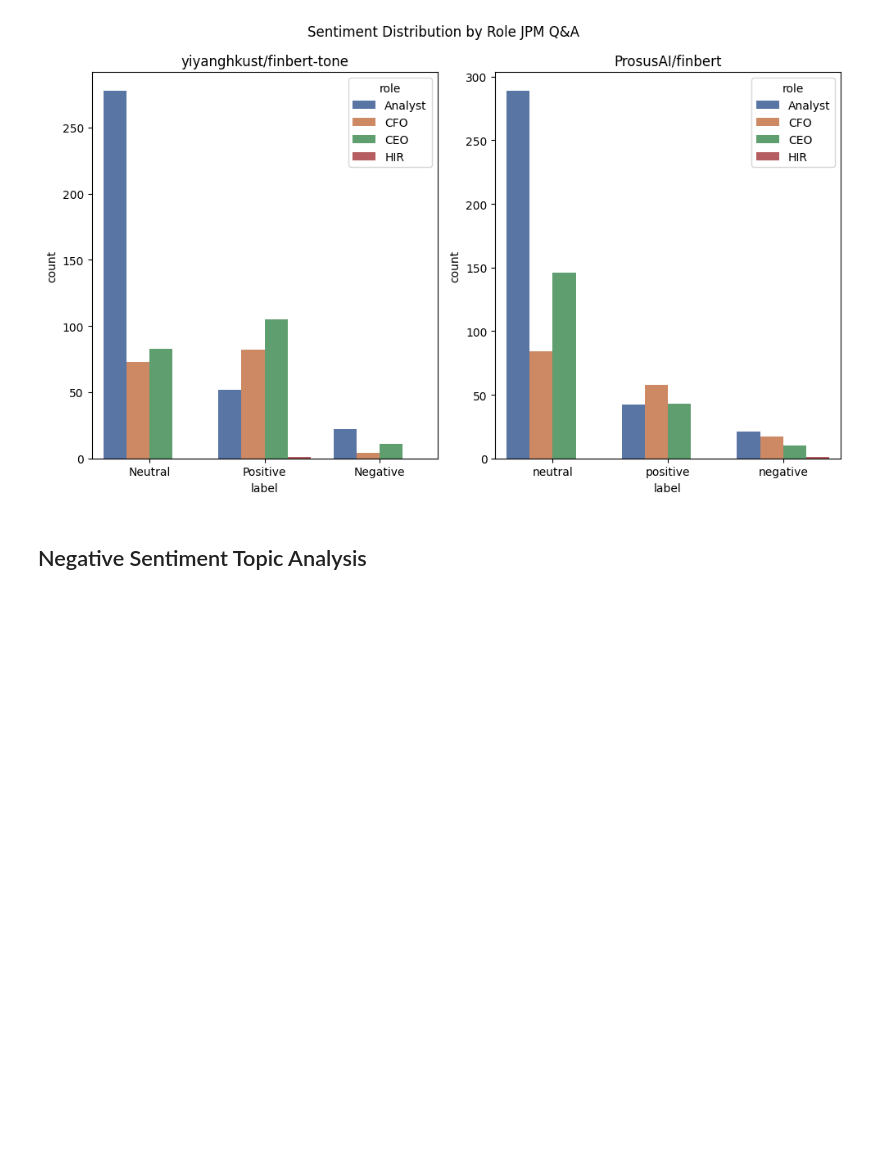
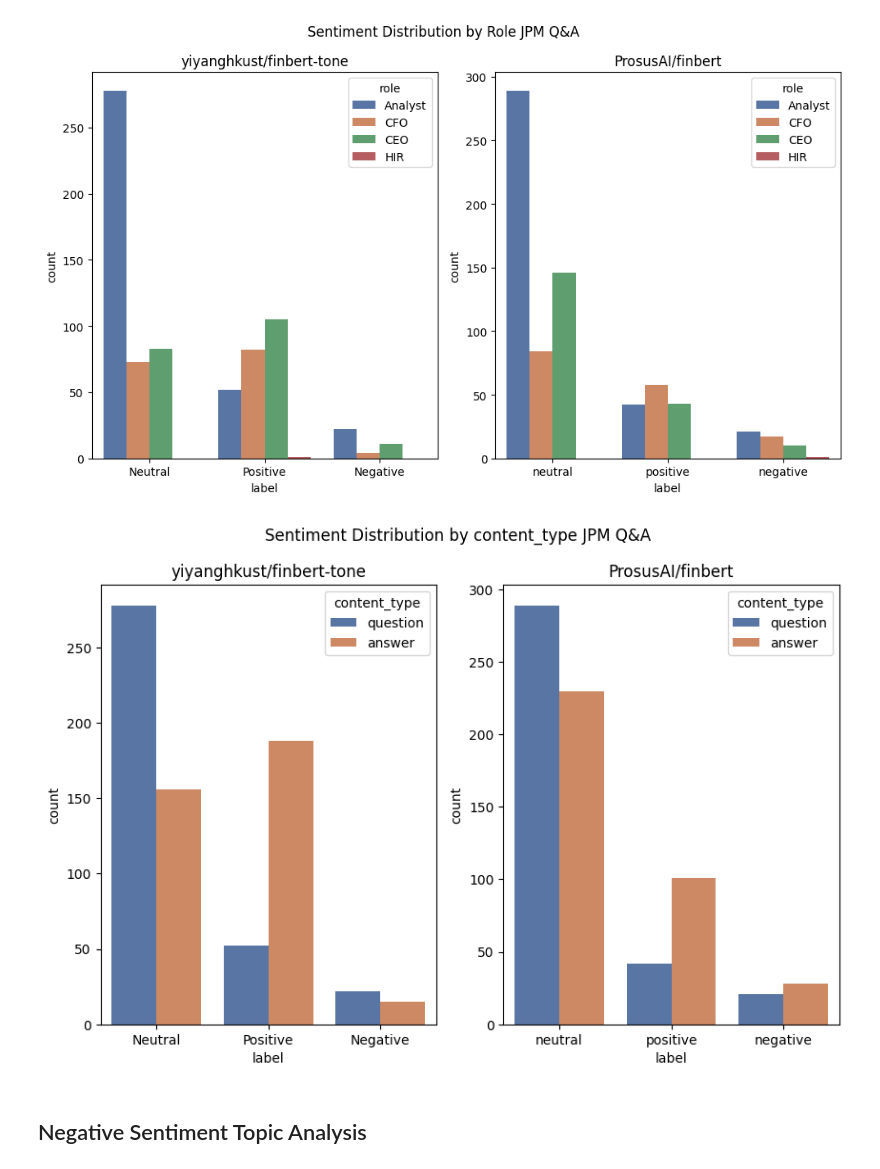
Before and after one commit to EErlando/Quarterly-Bytes, a Jupyter notebook: notebooks/2_exploratory_data_analysis/JKW_Sentiment_Analysis.ipynb, the cells around one changed output. Drawn from its saved outputs; the diff is of its cells as text; code cells hidden in the pictures; blank space fills up the shorter version.

```diff
--- a/notebooks/2_exploratory_data_analysis/JKW_Sentiment_Analysis.ipynb
+++ b/notebooks/2_exploratory_data_analysis/JKW_Sentiment_Analysis.ipynb
@@ -1379,6 +1379,16 @@ plt.tight_layout()
 plt.show()
 # %% [output]
 [figure]
+# %%
+fig, ax = plt.subplots(1,2,figsize=(10, 6))
+sns.countplot(df_scored_qa_gs_kust, x="label", hue = 'content_type', ax=ax[0], palette='deep')
+sns.countplot(df_scored_qa_gs_prosus, x="label", hue = 'content_type', ax=ax[1], palette='deep')
+ax[0].set_title("yiyanghkust/finbert-tone")
+ax[1].set_title("ProsusAI/finbert")
+plt.suptitle("Sentiment Distribution by Content Type JPM Q&A")
+plt.show()
+# %% [output]
+[figure, added]
 # %% [markdown]
 ## Negative Sentiment Topic Analysis
 # %% [markdown]
```
